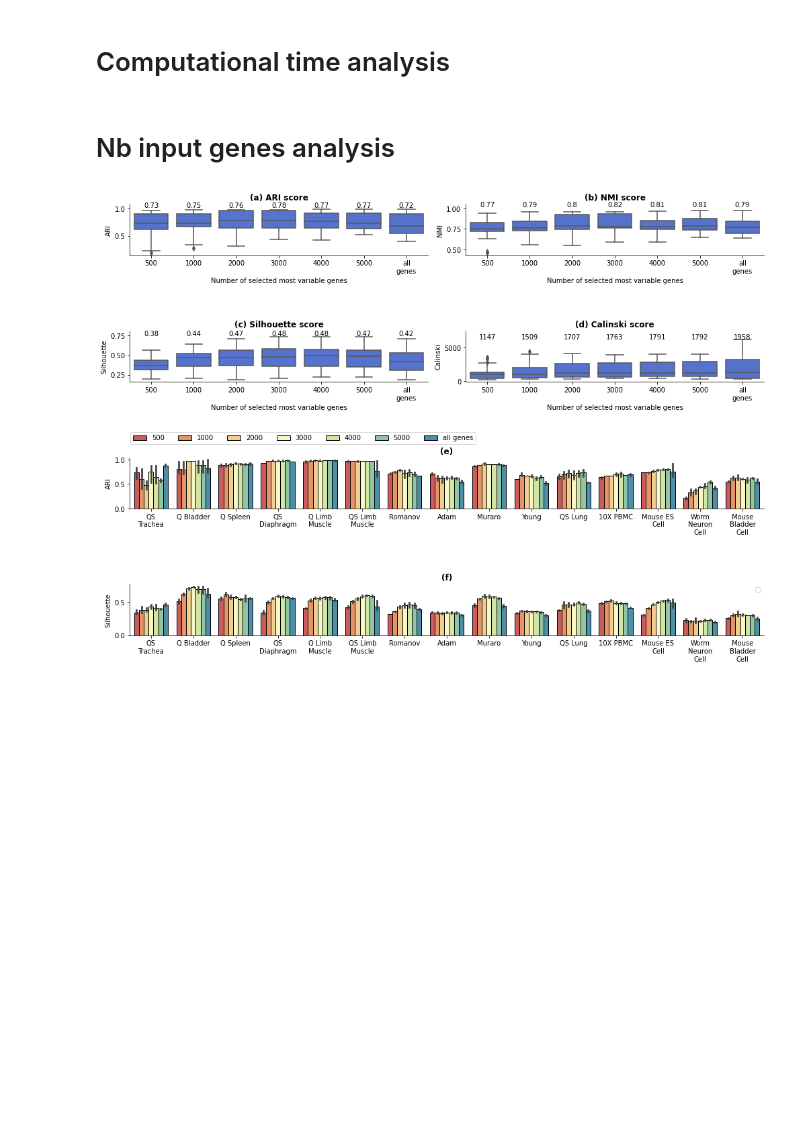
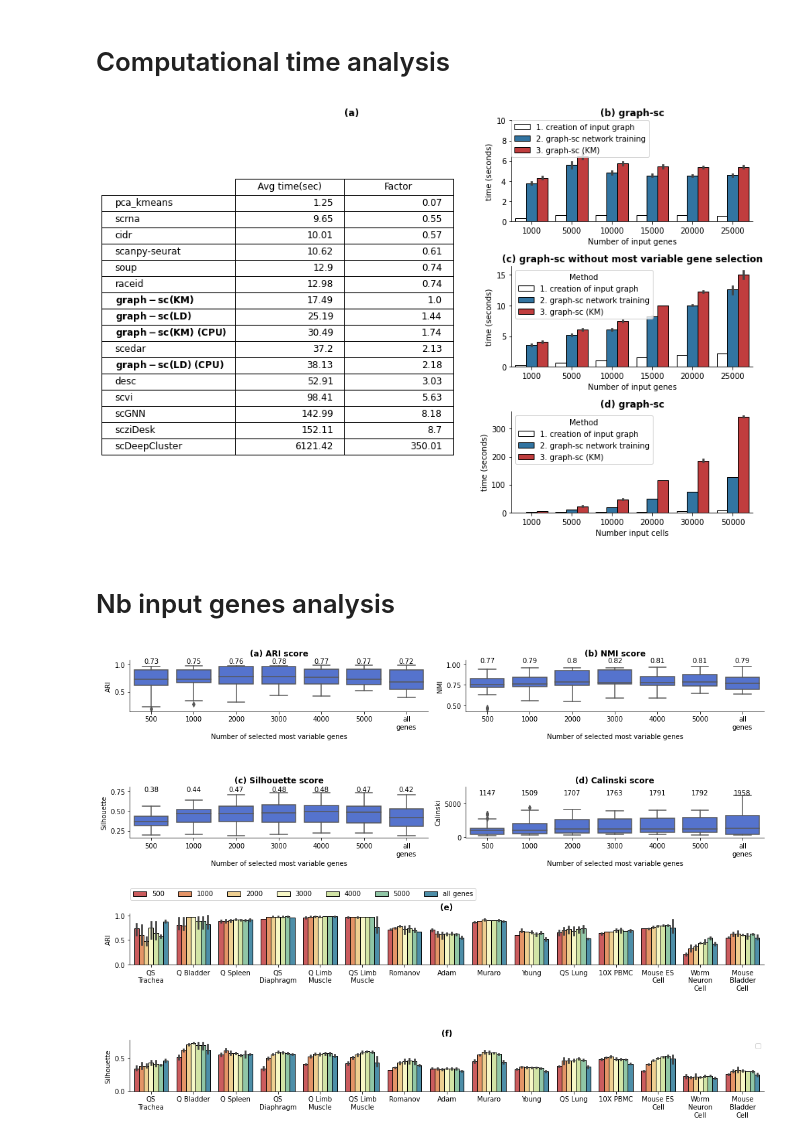
Before and after one commit to ciortanmadalina/graph-sc, a Jupyter notebook: notebooks/Plots_real_scRNAseq.ipynb, the cells around one changed output. Cells and saved outputs as stored; diff of their text form; code cells hidden in the pictures; blank space fills up the shorter version.

```diff
--- a/notebooks/Plots_real_scRNAseq.ipynb
+++ b/notebooks/Plots_real_scRNAseq.ipynb
@@ -287,7 +334,7 @@ sns.barplot(x = "Nb genes", y= "value",hue = "Method", data = sc,
            edgecolor='black',)
 plt.legend(bbox_to_anchor=(0, 1), loc=2, borderaxespad=0.)
 plt.ylabel("time (seconds)")
-plt.ylabel("Nb input genes")
+plt.xlabel("Number of input genes")
 plt.ylim((0,10))
 sns.despine()
 
@@ -310,35 +357,37 @@ sns.barplot(x = "Nb genes", y= "value",hue = "Method", data = sc,
            palette=colours,
            edgecolor='black',)
 plt.ylabel("time (seconds)")
-plt.ylabel("Nb input genes")
+plt.xlabel("Number of input genes")
 sns.despine()
 
 
 
 ####
 ax = plt.subplot(3, 2, 6)
 plt.title("(d) graph-sc", fontweight = "bold")
 sc = pd.read_pickle(f"../output/pickle_results/real_data/real_data_scalability_cells.pkl")
 
 sc = sc[["nb_cells", "time_graph", "time_training", "tot_kmeans_time"]]
 sc["nb_cells"] =sc["nb_cells"].astype(int)
 sc = sc.rename(columns = {"nb_cells": "Nb cells",
 
                           "tot_kmeans_time": "3. graph-sc (KM)",
                           "time_training": "2. graph-sc network training",
                           "time_graph": "1. creation of input graph"})
 
 sc = pd.melt(sc, id_vars="Nb cells",).rename(columns={"variable" : "Method"}).sort_values(by = "Method")
 
 sns.barplot(x = "Nb cells", y= "value",hue = "Method", data = sc,
            palette=colours,
            edgecolor='black',)
 plt.ylabel("time (seconds)")
-plt.ylabel("Nb input cells")
+plt.xlabel("Number input cells")
 sns.despine()
 
 plt.tight_layout()
 plt.savefig(f"../diagrams/computational_analysis.pdf", bbox_inches='tight')
+# %% [output]
+[figure, added]
 # %%
 sc = pd.read_pickle(f"../output/pickle_results/real_data/real_data_scalability_cells.pkl")
 sc.groupby("nb_cells").mean()
```
Also changed, not shown: parts of 9 cells of this notebook, 15 other files.
